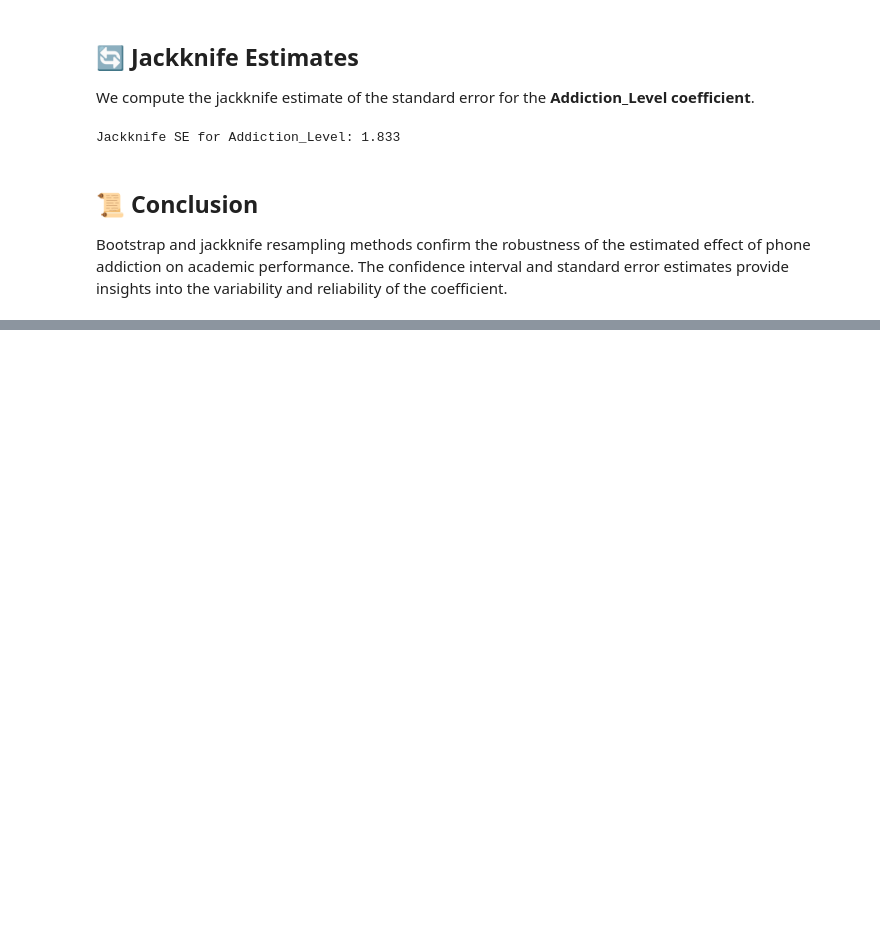
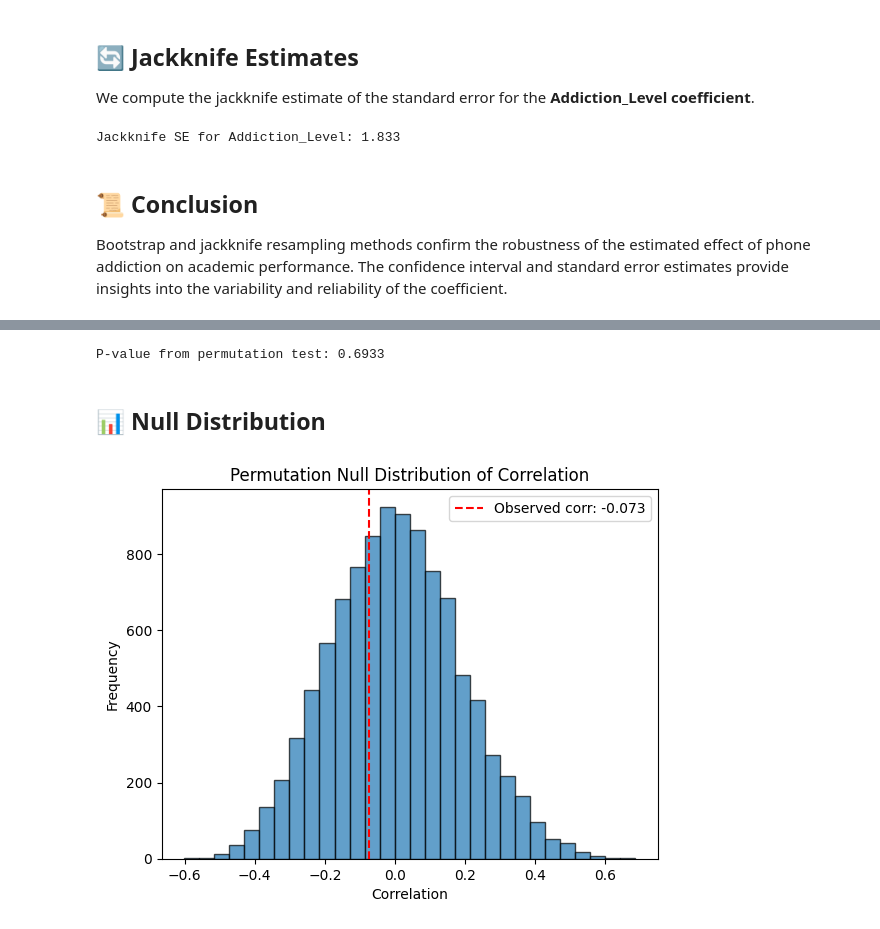
Before and after one commit to Monferium/APM1210, a Jupyter notebook: 2_Resampling_and_Inferential_Statistics.ipynb, the cells around one changed output, grey strips where cells are left out. Saved outputs shown, nothing was run; the diff lists cells and outputs as text; code cells hidden in the pictures; blank space fills up the shorter version.

Commit message:
permutation test

```diff
--- a/2_Resampling_and_Inferential_Statistics.ipynb
+++ b/2_Resampling_and_Inferential_Statistics.ipynb
@@ -123,0 +131,13 @@ Bootstrap and jackknife resampling methods confirm the robustness of the estimat
+# %%
+import pandas as pd
+import numpy as np
+import matplotlib.pyplot as plt
+import seaborn as sns
+from scipy.stats import pearsonr
+
+np.random.seed(1000)
+
+df = pd.read_csv('/content/sample_data/teen_phone_addiction_dataset.csv')
+df30 = df.iloc[:30]
+
+df30.head()
@@ -123,0 +157,4 @@ Bootstrap and jackknife resampling methods confirm the robustness of the estimat
+# %%
+
+observed_corr, _ = pearsonr(df30['Addiction_Level'], df30['Academic_Performance'])
+print(f"Observed Pearson correlation: {observed_corr:.3f}")
@@ -123,0 +168,30 @@ Bootstrap and jackknife resampling methods confirm the robustness of the estimat
+# %%
+
+n_permutations = 10000
+perm_corrs = []
+
+for _ in range(n_permutations):
+    shuffled = np.random.permutation(df30['Academic_Performance'])
+    corr, _ = pearsonr(df30['Addiction_Level'], shuffled)
+    perm_corrs.append(corr)
+
+perm_corrs = np.array(perm_corrs)
+
+p_value = np.mean(np.abs(perm_corrs) >= np.abs(observed_corr))
+print(f"P-value from permutation test: {p_value:.4f}")
+# %% [output]
+P-value from permutation test: 0.6933
+# %% [markdown]
+
+## 📊 Null Distribution
+# %%
+
+plt.hist(perm_corrs, bins=30, edgecolor='k', alpha=0.7)
+plt.axvline(observed_corr, color='red', linestyle='--', label=f'Observed corr: {observed_corr:.3f}')
+plt.title("Permutation Null Distribution of Correlation")
+plt.xlabel("Correlation")
+plt.ylabel("Frequency")
+plt.legend()
+plt.show()
+# %% [output]
+[figure, added]
```
Also changed, not shown: parts of 6 cells of this notebook.
